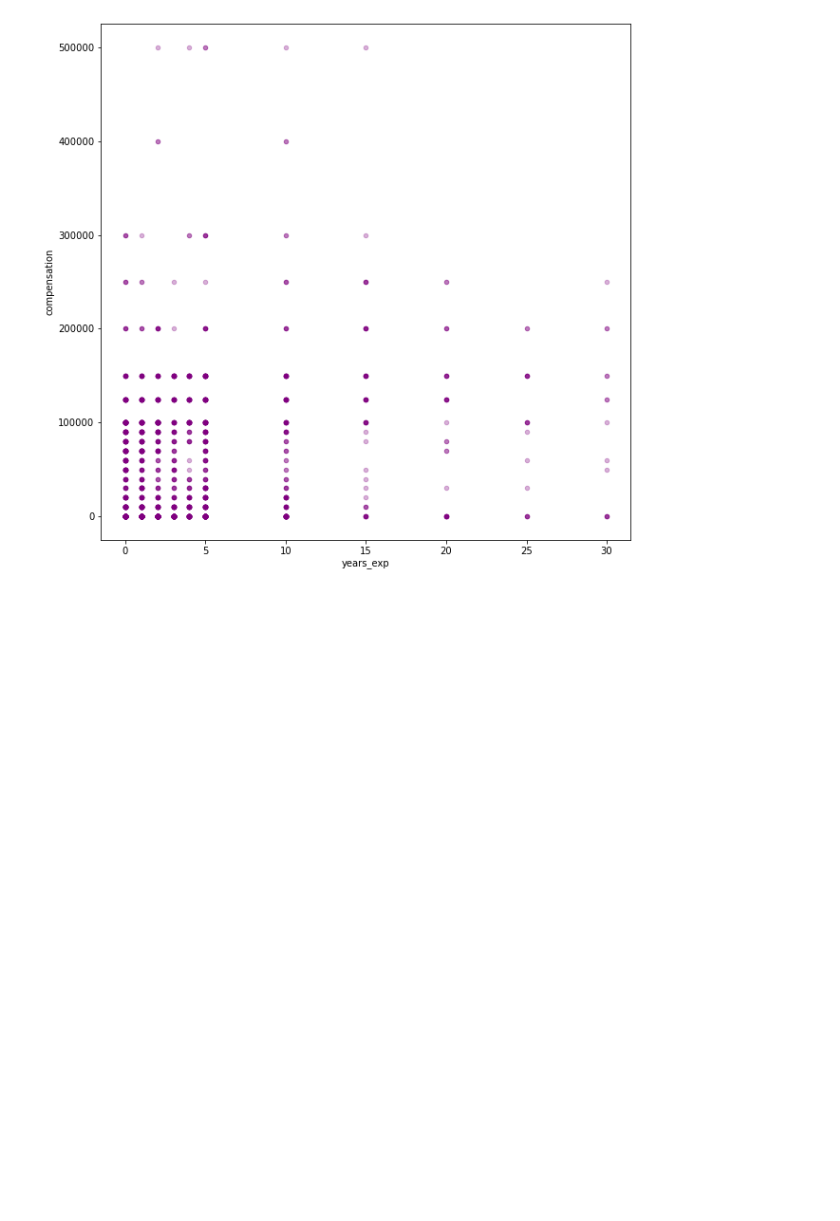
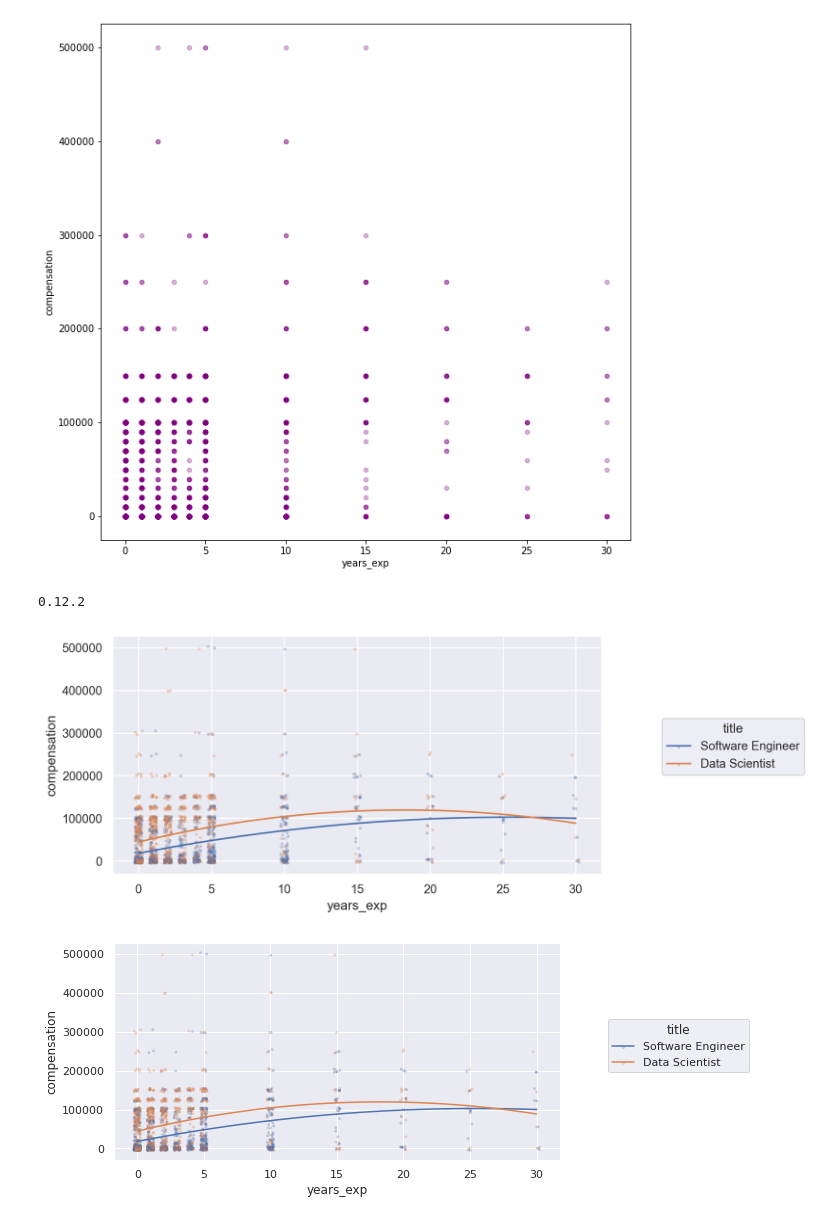
Before and after one commit to curtpond/xgboost, a Jupyter notebook: kaggle-survey.ipynb, the cells around one changed output. Drawn from its saved outputs; the diff is of its cells as text; code cells hidden in the pictures; blank space fills up the shorter version.

Commit message:
Added seaborn.objects plot.

```diff
--- a/kaggle-survey.ipynb
+++ b/kaggle-survey.ipynb
@@ -298,0 +301,17 @@ fig, ax = plt.subplots(figsize=(10, 10))
+# %%
+# What version of seaborn are you using?
+print(seaborn.__version__)
+# %% [output]
+0.12.2
+# %%
+import seaborn.objects as so
+
+fig = plt.figure(figsize=(8, 4))
+(so
+.Plot(X_train.assign(title=kag_y_train), x='years_exp', y='compensation', color='title') .add(so.Dots(alpha=.3, pointsize=2), so.Jitter(x=.5, y=10_000))
+.add(so.Line(), so.PolyFit())
+.on(fig) # not required unless saving to image
+)
+# %% [output]
+[figure, added]
+[figure, added]
```
Also changed, not shown: parts of 1 cell of this notebook.
